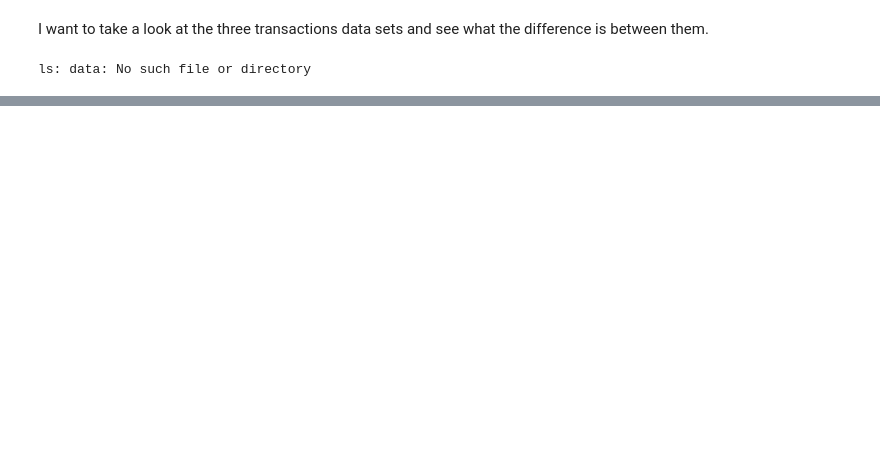
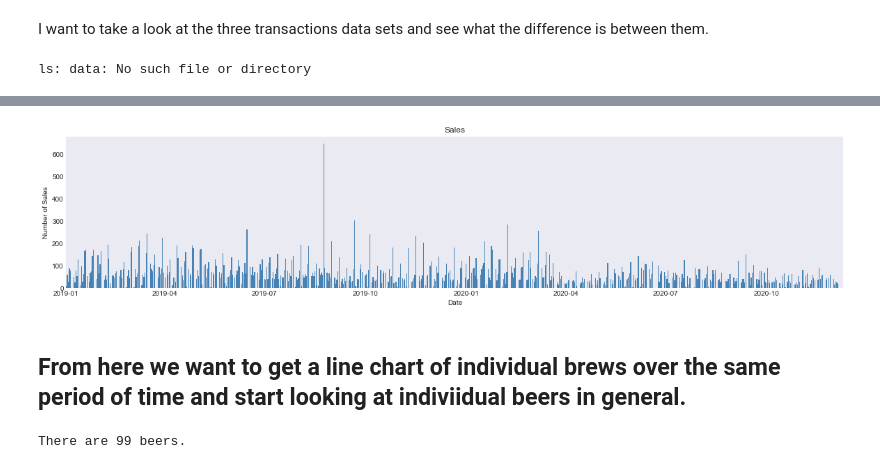
Before and after one commit to pcgentry/brewery-lifecycles, a Jupyter notebook: eda/transaction-items.ipynb, the cells around one changed output, grey strips where cells are left out. Cells and saved outputs as stored; diff of their text form; code cells hidden in the pictures; blank space fills up the shorter version.

```diff
--- a/eda/transaction-items.ipynb
+++ b/eda/transaction-items.ipynb
@@ -79,0 +125,20 @@ transactions.groupby("Line Item").sum()
+# %%
+import datetime
+
+fig, ax = plt.subplots(1,1, figsize=(20,4))
+x = sales_by_hour
+y = sales_by_hour
+
+ax.bar(height=sales_by_hour[:]["Quantity"], x =  sales_by_hour.index[:], color="steelblue")
+
+ax.set_title("Sales")
+ax.set_ylabel("Number of Sales")
+ax.set_xlabel("Date")
+
+ax.set_xlim([datetime.date(2019, 1, 1), datetime.date(2020, 12, 10)])
+
+ax.plot();
+# %% [output]
+[figure, added]
+# %% [markdown]
+## From here we want to get a line chart of individual brews over the same period of time and start looking at indiviidual beers in general.
@@ -79,0 +147,5 @@ transactions.groupby("Line Item").sum()
+# %%
+beers = beer_transactions["Line Item"].unique()
+print(f"There are { len(beers) } beers.")
+# %% [output]
+There are 99 beers.
```
Also changed, not shown: parts of 30 cells of this notebook, 2 other files.
